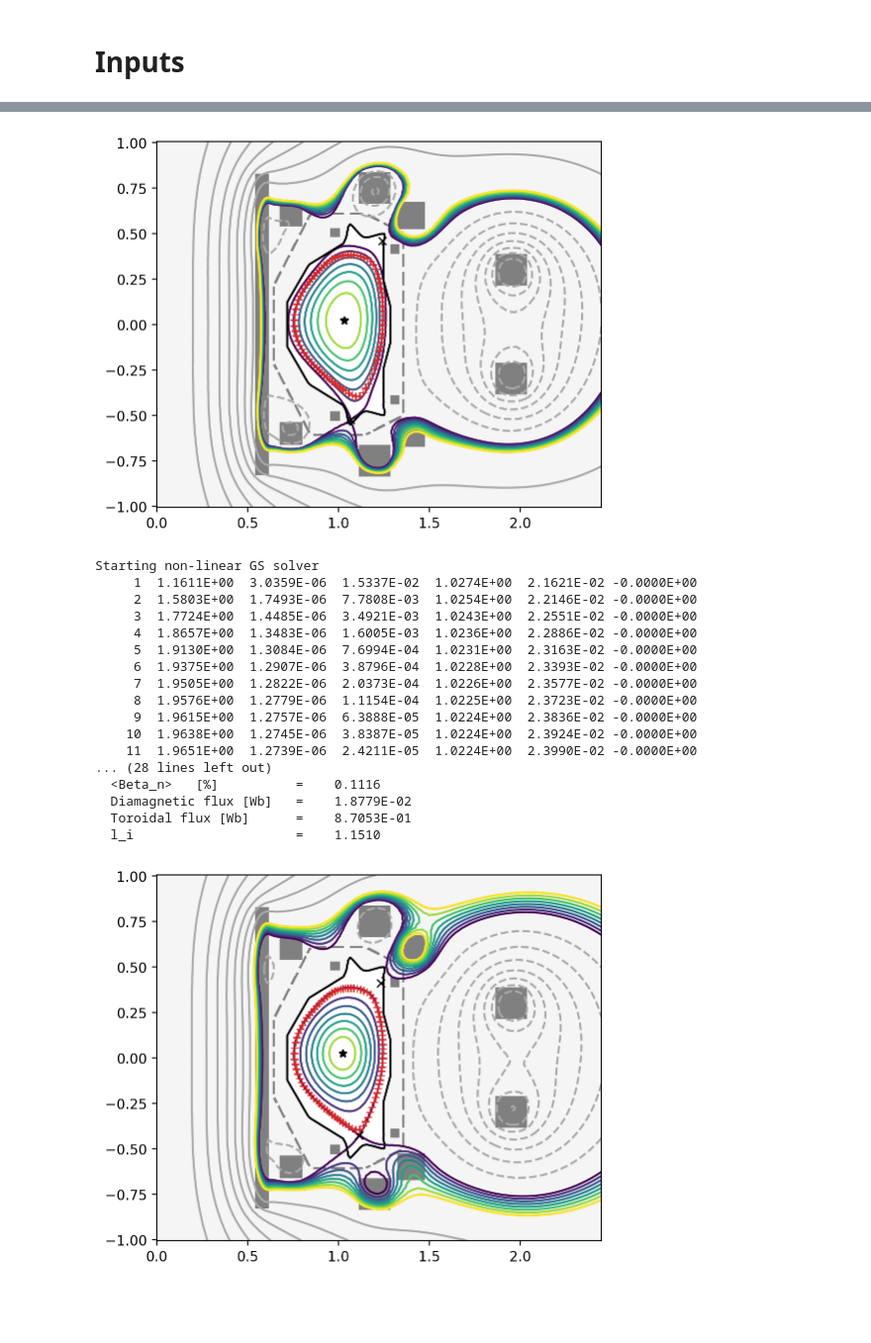
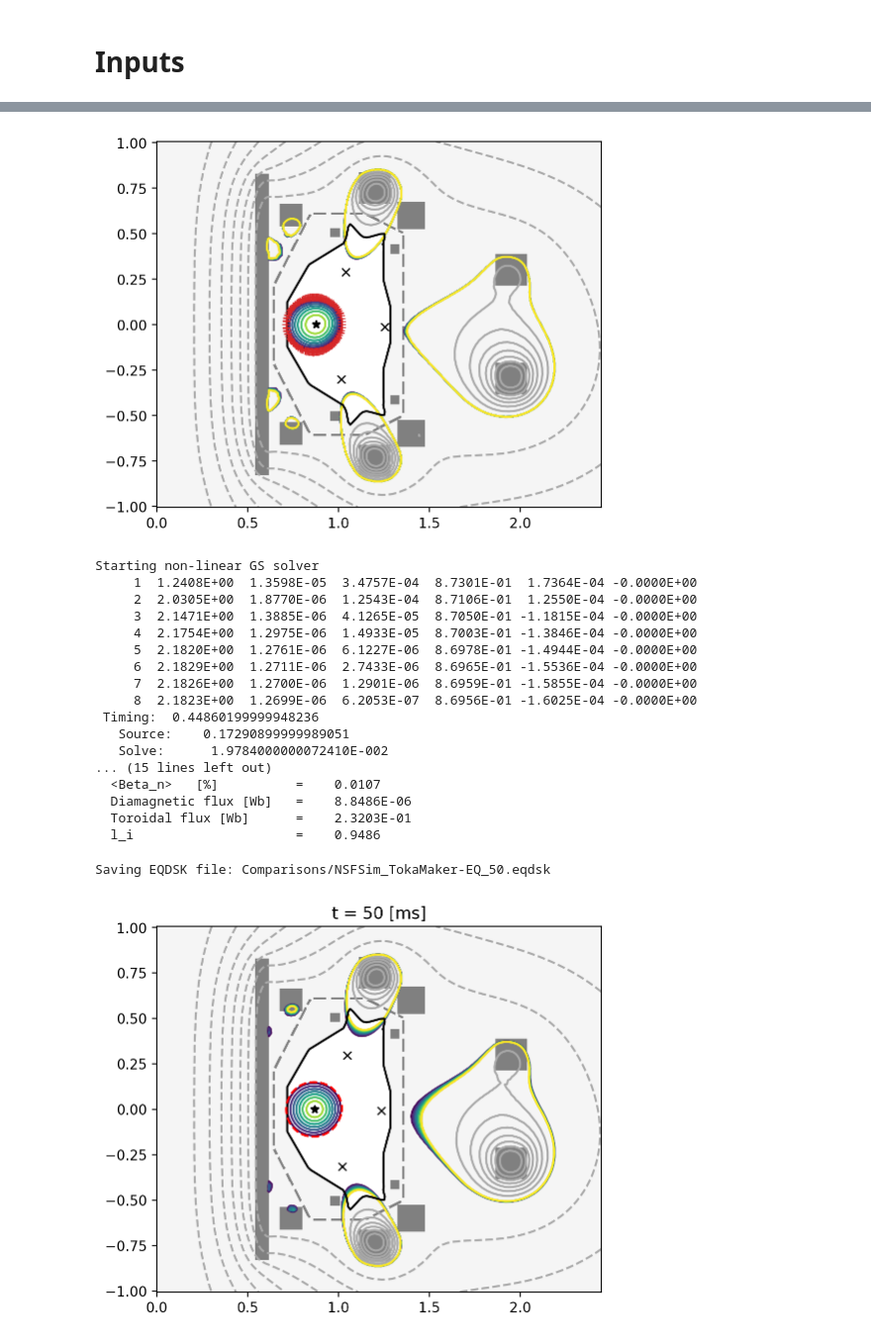
Before and after one commit to hansec/CU_NextStep, a Jupyter notebook: NSFSim_comparison/Full_comparison-eddy.ipynb, the cells around one changed output, grey strips where cells are left out. Shown at 99% size. Cells and saved outputs as stored; diff of their text form; code cells hidden in the pictures; blank space fills up the shorter version.

```diff
--- a/NSFSim_comparison/Full_comparison-eddy.ipynb
+++ b/NSFSim_comparison/Full_comparison-eddy.ipynb
@@ -38,7 +39,7 @@ def read_vv_currs(filename):
 # %% [markdown]
 # Inputs
 # %%
-time_pt = 4000
+time_pt = 50
 eqdsk = read_eqdsk('1MA_eqdsk_currs/{0:d}msec/nsf_ntt.{0:06d}'.format(time_pt))
 coil_currs = read_coil_currs('1MA_eqdsk_currs/{0:d}msec/fc.txt'.format(time_pt))
 vv_currs = read_vv_currs('1MA_eqdsk_currs/{0:d}msec/tcam.txt'.format(time_pt))
@@ -48,7 +46,8 @@ vv_currs = read_vv_currs('1MA_eqdsk_currs/{0:d}msec/tcam.txt'.format(time_pt))
 # %%
 mesh_pts,mesh_lc,mesh_reg,coil_dict,cond_dict = load_gs_mesh('nextstep_mesh-dina.h5')
 # %%
-mygs = TokaMaker()
+myOFT = OFT_env()
+mygs = TokaMaker(myOFT)
 mygs.setup_mesh(mesh_pts, mesh_lc, mesh_reg)
 mygs.setup_regions(cond_dict=cond_dict,coil_dict=coil_dict)
 mygs.setup(order=2, F0=eqdsk['rcentr']*eqdsk['bcentr']) ## F0 = B0 * R0
@@ -118,35 +117,42 @@ mygs.plot_psi(fig,ax)
 mygs.plot_machine(fig,ax)
 mygs.plot_constraints(fig,ax)
 # %% [output]
-[figure, old version]
+[figure, new version]
 # %%
 mygs.solve()
 mygs.print_info()
 # %% [output]
 Starting non-linear GS solver
-     1  1.1611E+00  3.0359E-06  1.5337E-02  1.0274E+00  2.1621E-02 -0.0000E+00
-     2  1.5803E+00  1.7493E-06  7.7808E-03  1.0254E+00  2.2146E-02 -0.0000E+00
-     3  1.7724E+00  1.4485E-06  3.4921E-03  1.0243E+00  2.2551E-02 -0.0000E+00
-     4  1.8657E+00  1.3483E-06  1.6005E-03  1.0236E+00  2.2886E-02 -0.0000E+00
-     5  1.9130E+00  1.3084E-06  7.6994E-04  1.0231E+00  2.3163E-02 -0.0000E+00
-     6  1.9375E+00  1.2907E-06  3.8796E-04  1.0228E+00  2.3393E-02 -0.0000E+00
-     7  1.9505E+00  1.2822E-06  2.0373E-04  1.0226E+00  2.3577E-02 -0.0000E+00
-     8  1.9576E+00  1.2779E-06  1.1154E-04  1.0225E+00  2.3723E-02 -0.0000E+00
-     9  1.9615E+00  1.2757E-06  6.3888E-05  1.0224E+00  2.3836E-02 -0.0000E+00
-    10  1.9638E+00  1.2745E-06  3.8387E-05  1.0224E+00  2.3924E-02 -0.0000E+00
-    11  1.9651E+00  1.2739E-06  2.4211E-05  1.0224E+00  2.3990E-02 -0.0000E+00
-... (28 lines left out)
-  <Beta_n>   [%]          =    0.1116
-  Diamagnetic flux [Wb]   =    1.8779E-02
-  Toroidal flux [Wb]      =    8.7053E-01
-  l_i                     =    1.1510
+     1  1.2408E+00  1.3598E-05  3.4757E-04  8.7301E-01  1.7364E-04 -0.0000E+00
+     2  2.0305E+00  1.8770E-06  1.2543E-04  8.7106E-01  1.2550E-04 -0.0000E+00
+     3  2.1471E+00  1.3885E-06  4.1265E-05  8.7050E-01 -1.1815E-04 -0.0000E+00
+     4  2.1754E+00  1.2975E-06  1.4933E-05  8.7003E-01 -1.3846E-04 -0.0000E+00
+     5  2.1820E+00  1.2761E-06  6.1227E-06  8.6978E-01 -1.4944E-04 -0.0000E+00
+     6  2.1829E+00  1.2711E-06  2.7433E-06  8.6965E-01 -1.5536E-04 -0.0000E+00
+     7  2.1826E+00  1.2700E-06  1.2901E-06  8.6959E-01 -1.5855E-04 -0.0000E+00
+     8  2.1823E+00  1.2699E-06  6.2053E-07  8.6956E-01 -1.6025E-04 -0.0000E+00
+ Timing:  0.44860199999948236
+   Source:    0.17290899999989051
+   Solve:      1.9784000000072410E-002
+... (15 lines left out)
+  <Beta_n>   [%]          =    0.0107
+  Diamagnetic flux [Wb]   =    8.8486E-06
+  Toroidal flux [Wb]      =    2.3203E-01
+  l_i                     =    0.9486
+# %%
+mygs.save_eqdsk('Comparisons/NSFSim_TokaMaker-EQ_{0}.eqdsk'.format(time_pt))
+# %% [output]
+Saving EQDSK file: Comparisons/NSFSim_TokaMaker-EQ_50.eqdsk
 # %%
 fig, ax = plt.subplots()
 mygs.plot_psi(fig,ax)
 mygs.plot_machine(fig,ax)
-mygs.plot_constraints(fig,ax)
+# mygs.plot_constraints(fig,ax)
+ax.plot(eqdsk['rzout'][:,0],eqdsk['rzout'][:,1],'r--')
+ax.set_title('t = {0} [ms]'.format(time_pt))
+fig.savefig('Comparisons/NSFSim_TokaMaker-EQ_{0}.png'.format(time_pt),dpi=200)
 # %% [output]
-[figure, old version]
+[figure, new version]
 # %%
 psi,f,fp,p,pp = mygs.get_profiles(npsi=np.size(ffprim))
 psi_q,qvals,ravgs,dl,rbounds,zbounds = mygs.get_q(psi_pad=0.005,npsi=np.size(ffprim))
```
Also changed, not shown: parts of 5 cells of this notebook, 6 other files.
